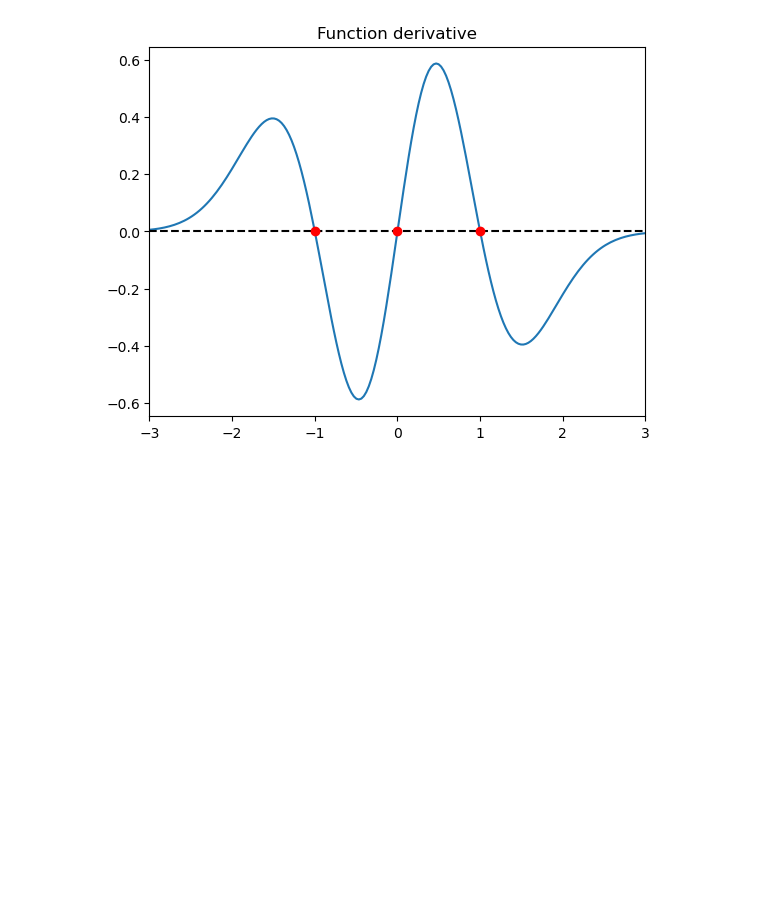
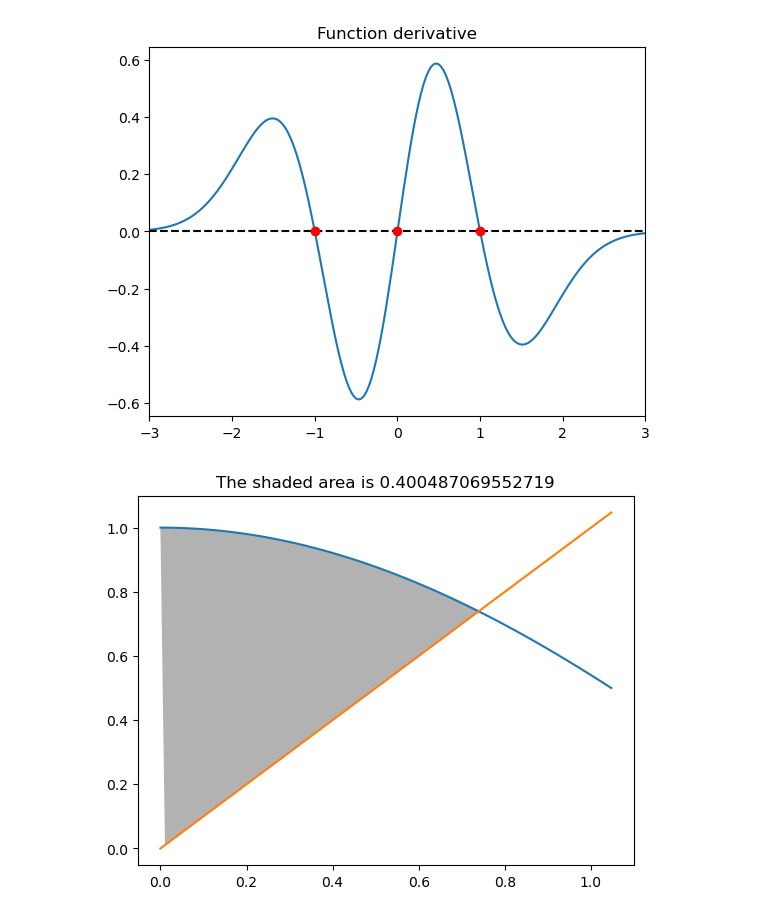
Before and after one commit to Afiq139/Python-Project, a Jupyter notebook: Python_Mathematics/Master_Math_By_Coding_In_Python/11_Calculus/019_Calculus_Bug_Hunt.ipynb, the cells around one changed output. Cells and saved outputs as stored; diff of their text form; code cells hidden in the pictures; blank space fills up the shorter version.

```diff
--- a/Python_Mathematics/Master_Math_By_Coding_In_Python/11_Calculus/019_Calculus_Bug_Hunt.ipynb
+++ b/Python_Mathematics/Master_Math_By_Coding_In_Python/11_Calculus/019_Calculus_Bug_Hunt.ipynb
@@ -106,14 +106,31 @@ The critical points are: [-1, 0, 1]
 # %%
 # 6.) Compute the area between two curves (not the same thing as Between Two Ferns)
 
 from matplotlib.patches import Polygon
 
 x = sym.symbols('x')
 f1sym = sym.cos(x)
 f2sym = x
 
 xx = np.linspace(0,np.pi/3,100)
 f1 = np.cos(xx)
 f2 = xx
 
 fintersect = np.argmin(abs(f1-f2))
+
+A = sym.integrate(f1sym-f2sym,(x,xx[0], xx[fintersect]))
+
+traceX = np.concatenate((xx[0:fintersect], xx[fintersect:0:-1]))
+traceY = np.concatenate((f1[0:fintersect], f2[fintersect:0:-1]))
+
+points = np.vstack( (traceX,traceY) ).T
+p = Polygon(points, facecolor='k', alpha=.3)
+
+fig,ax = plt.subplots()
+ax.add_patch(p)
+
+plt.plot(xx,f1,xx,f2)
+plt.title('The shaded area is %s' %A)
+plt.show()
+# %% [output]
+[figure, added]
```
